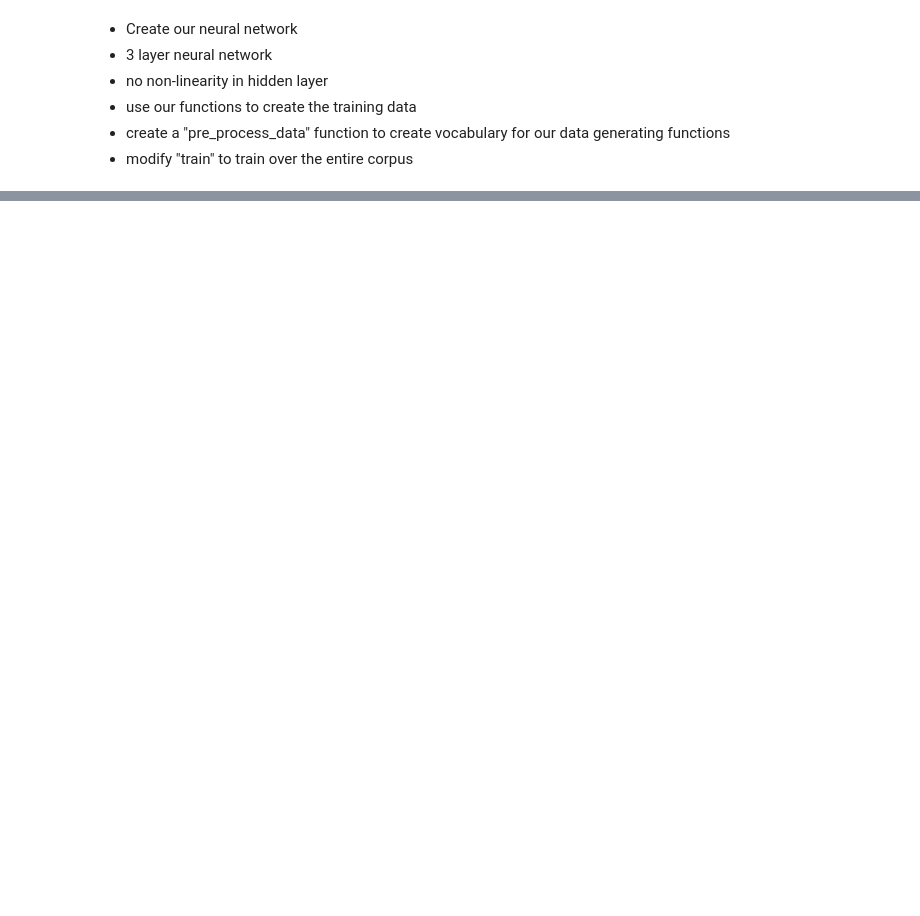
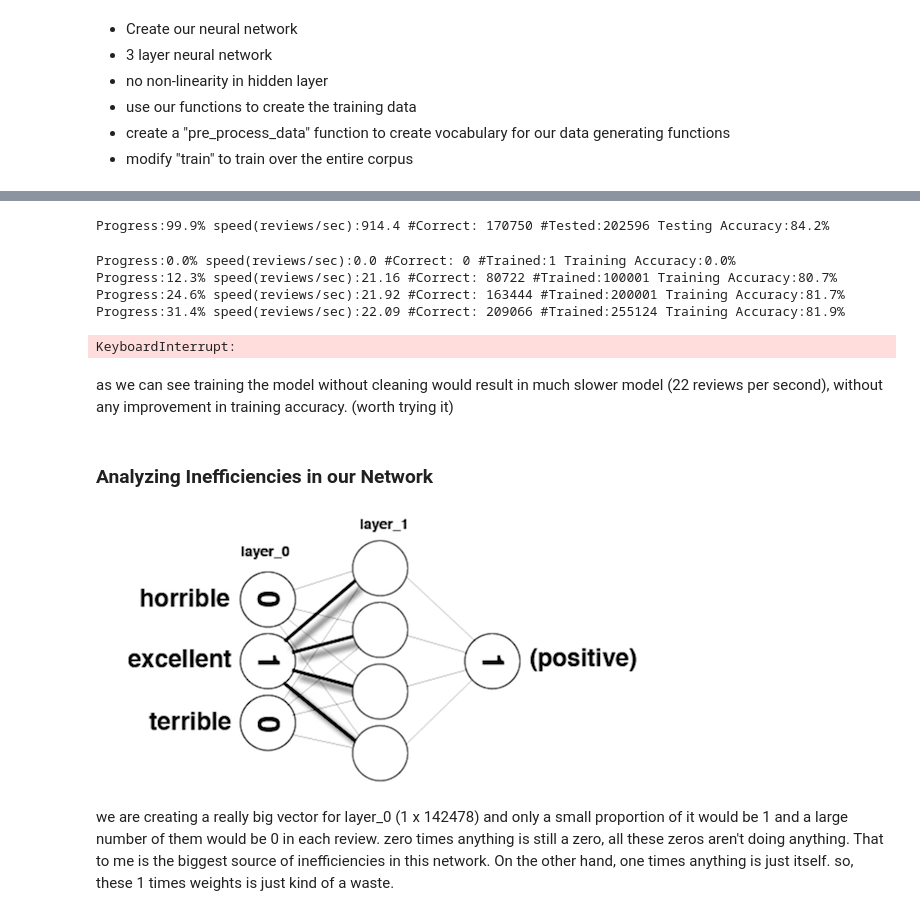
Before and after one commit to alimahzoon/Sentiment-Analysis-, a Jupyter notebook: Sentiment_analysis.ipynb, the cells around one changed output, grey strips where cells are left out. Saved outputs shown, nothing was run; the diff lists cells and outputs as text; code cells hidden in the pictures; blank space fills up the shorter version.

```diff
--- a/Sentiment_analysis.ipynb
+++ b/Sentiment_analysis.ipynb
@@ -654,0 +1057,4 @@ class SentimentNetwork:
+# %%
+mlp.test(X_test, y_test)
+# %% [output]
+Progress:99.9% speed(reviews/sec):914.4 #Correct: 170750 #Tested:202596 Testing Accuracy:84.2%
@@ -654,0 +1063,20 @@ class SentimentNetwork:
+# %%
+mlp.train(X_train1,y_train1)
+# %% [output]
+Progress:0.0% speed(reviews/sec):0.0 #Correct: 0 #Trained:1 Training Accuracy:0.0%
+Progress:12.3% speed(reviews/sec):21.16 #Correct: 80722 #Trained:100001 Training Accuracy:80.7%
+Progress:24.6% speed(reviews/sec):21.92 #Correct: 163444 #Trained:200001 Training Accuracy:81.7%
+Progress:31.4% speed(reviews/sec):22.09 #Correct: 209066 #Trained:255124 Training Accuracy:81.9%
+KeyboardInterrupt:
+# %% [markdown]
+as we can see training the model without cleaning would result in much slower model (22 reviews per second), without any improvement in training accuracy. (worth trying it)
+# %% [markdown]
+### Analyzing Inefficiencies in our Network
+# %%
+Image(filename='Images/sentiment_network_sparse.png')
+# %% [output]
+[figure, added]
+# %% [markdown]
+we are creating a really big vector for layer_0 (1 x 142478) and only a small proportion of it would be 1 and a large number of them would be 0 in each review.
+zero times anything is still a zero, all these zeros aren't doing anything. That to me is the biggest source of inefficiencies in this network.
+On the other hand, one times anything is just itself. so, these 1 times weights is just kind of a waste.
```
Also changed, not shown: parts of 143 cells of this notebook.
